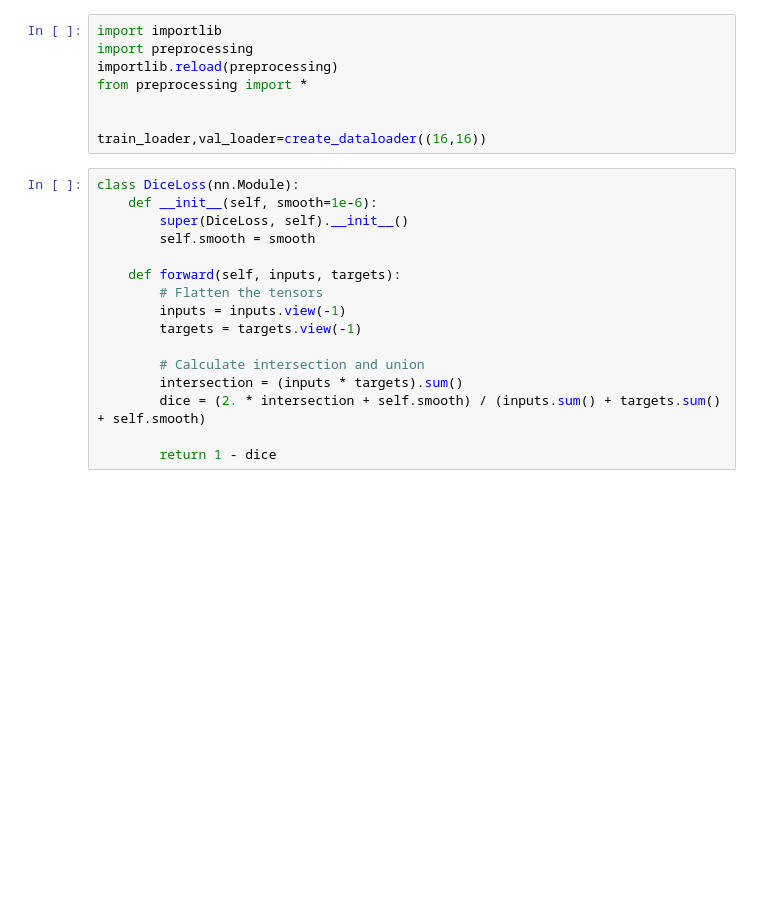
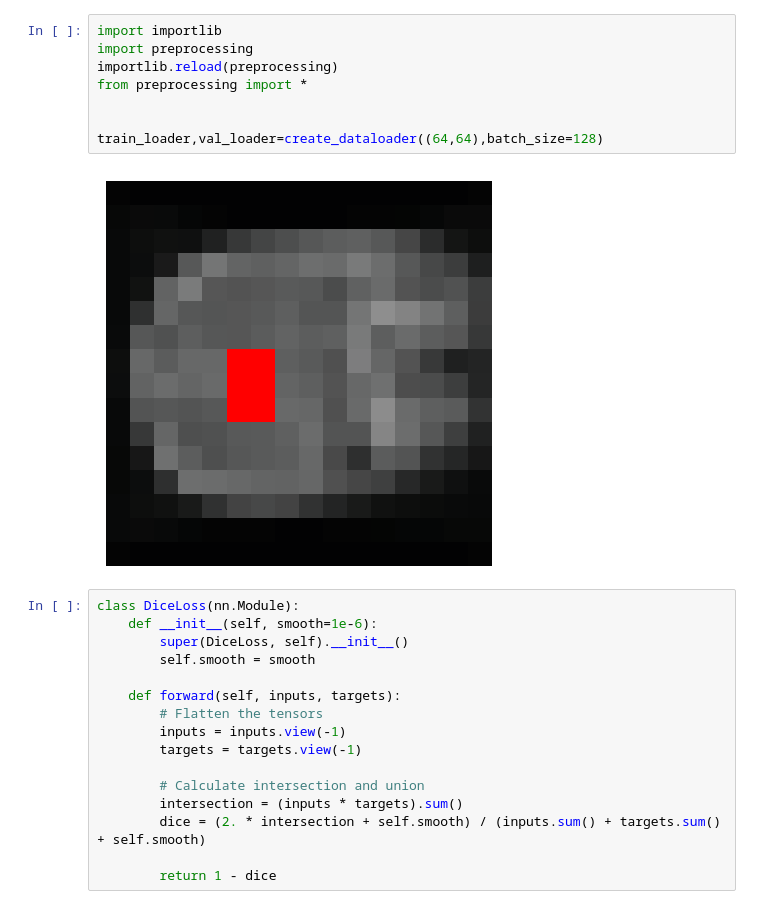
Before and after one commit to heden1/tumor-segmentation, a Jupyter notebook: Unet.ipynb, the cells around one changed output. Saved outputs shown, nothing was run; the diff lists cells and outputs as text; blank space fills up the shorter version.

Commit message:
working on larger images 64x64 now

```diff
--- a/Unet.ipynb
+++ b/Unet.ipynb
@@ -1,11 +1,13 @@
 # %%
 import importlib
 import preprocessing
 importlib.reload(preprocessing)
 from preprocessing import *
 
 
-train_loader,val_loader=create_dataloader((16,16))
+train_loader,val_loader=create_dataloader((64,64),batch_size=128)
+# %% [output]
+[figure, added]
 # %%
 class DiceLoss(nn.Module):
     def __init__(self, smooth=1e-6):
```
Also changed, not shown: parts of 1 cell of this notebook.
